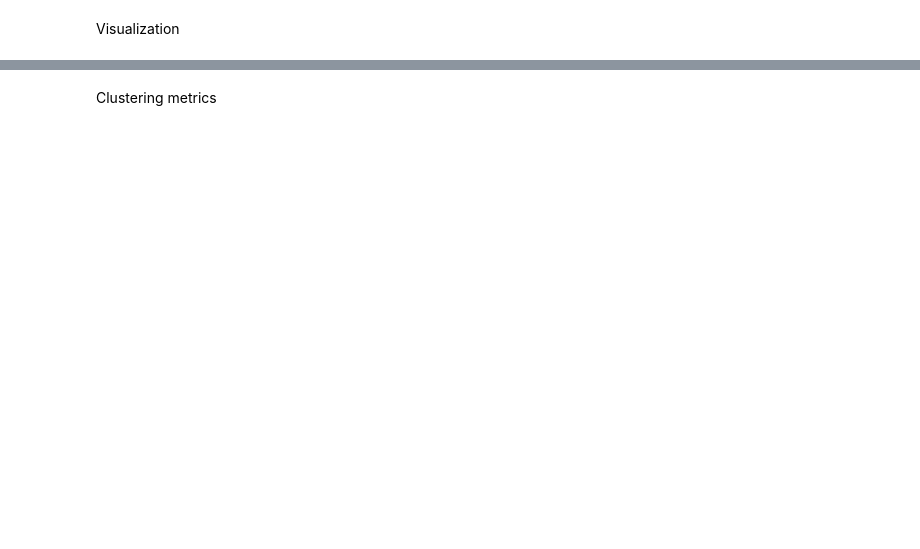
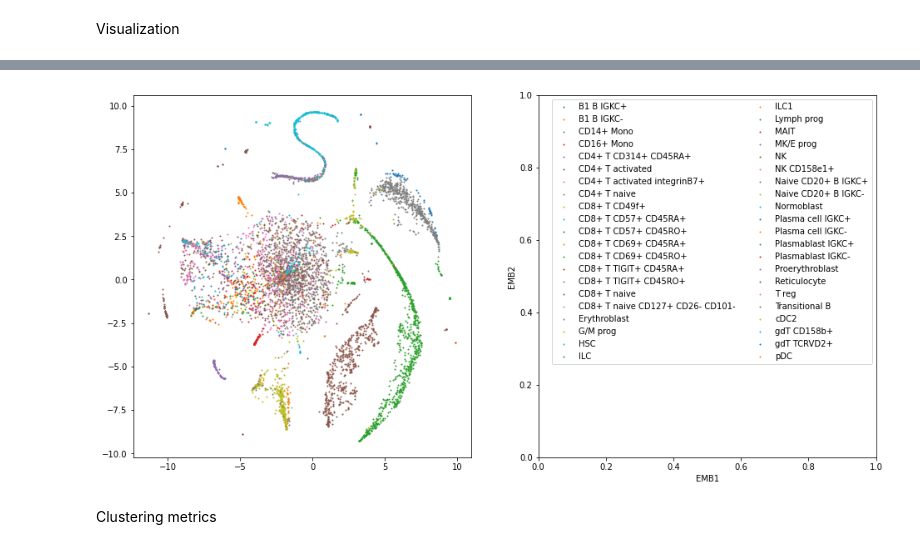
Before and after one commit to just1ce415/MMML_project, a Jupyter notebook: experiments.ipynb, the cells around one changed output, grey strips where cells are left out. Saved outputs shown, nothing was run; the diff lists cells and outputs as text; code cells hidden in the pictures; blank space fills up the shorter version.

```diff
--- a/experiments.ipynb
+++ b/experiments.ipynb
@@ -123,2 +137,6 @@ Visualization
+# %%
+plot_embedding(tsne1_embedding, gex_labels)
+# %% [output]
+[figure, added]
 # %% [markdown]
 Clustering metrics
```
Also changed, not shown: parts of 35 cells of this notebook.
